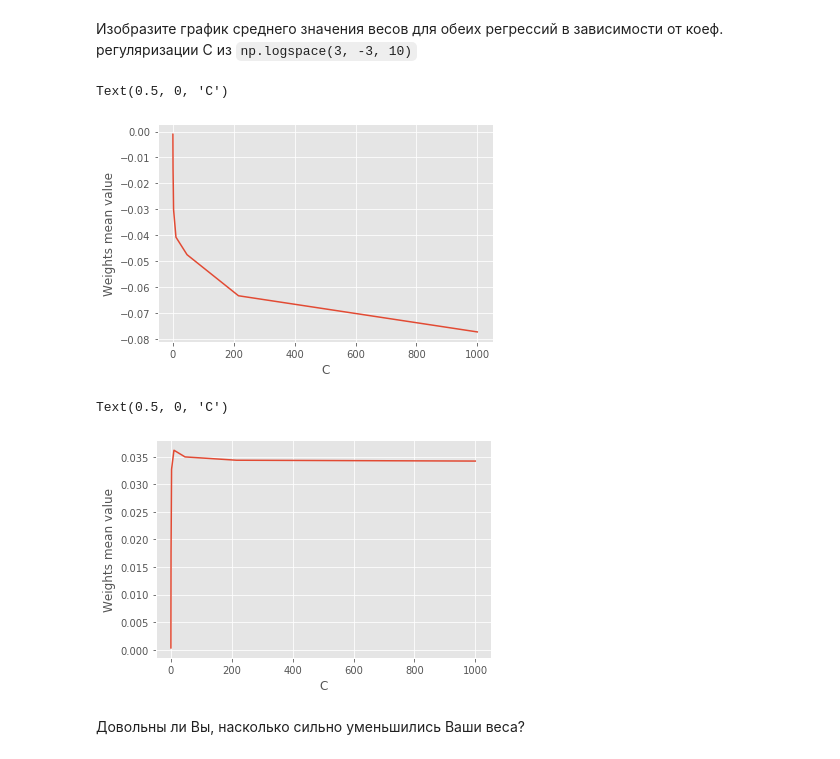
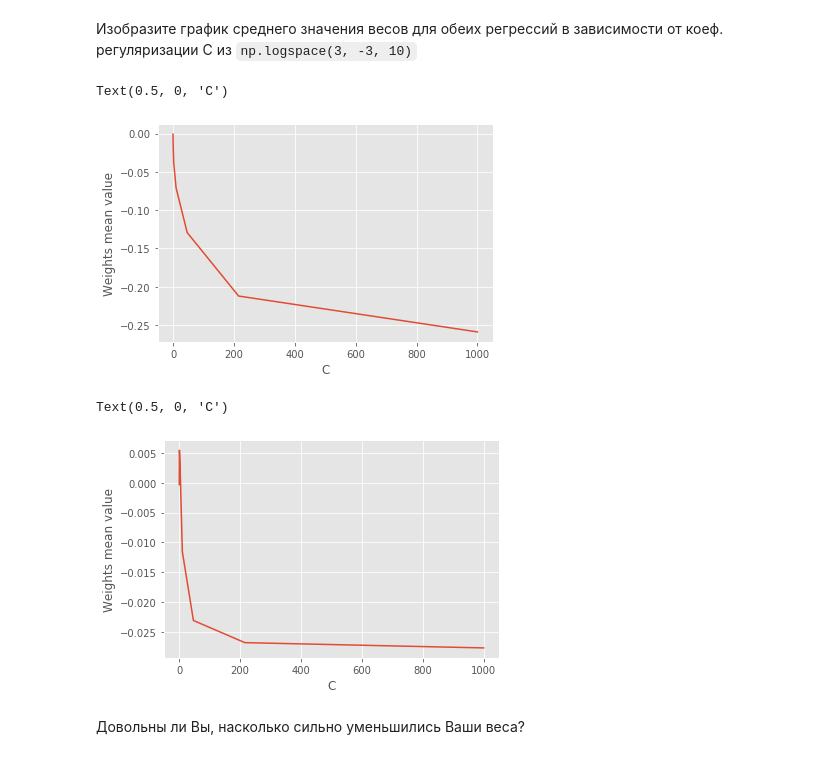
Before and after one commit to a-mos/ML19, a Jupyter notebook: hw2/moskalenko_hw2.ipynb, the cells around one changed output. Drawn from its saved outputs; the diff is of its cells as text; code cells hidden in the pictures.

```diff
--- a/hw2/moskalenko_hw2.ipynb
+++ b/hw2/moskalenko_hw2.ipynb
@@ -535,25 +537,25 @@ weights = []
 for C in np.logspace(3, -3, 10):
     model_lin = MySGDClassifier(batch_generator, model_type='log_reg', alpha=0.01, max_epoch=1, C=C)
     model_lin.fit(X, y, batch_size=10)
-    weights.append(np.mean(model_lin.weights))
+    weights.append(np.mean(model_lin.weights[:-1]))
 plt.plot(np.logspace(3, -3, 10), weights)
 plt.ylabel("Weights mean value")
 plt.xlabel("C")
 # %% [output]
 Text(0.5, 0, 'C')
-[figure, old version]
+[figure, new version]
 # %%
 weights = []
 for C in np.logspace(3, -3, 10):
     model_lin = MySGDClassifier(batch_generator, model_type='lin_reg', alpha=0.01, max_epoch=1, C=C)
     model_lin.fit(X, y, batch_size=10)
-    weights.append(np.mean(model_lin.weights))
+    weights.append(np.mean(model_lin.weights[:-1]))
 plt.plot(np.logspace(3, -3, 10), weights)
 plt.ylabel("Weights mean value")
 plt.xlabel("C")
 # %% [output]
 Text(0.5, 0, 'C')
-[figure, old version]
+[figure, new version]
 # %% [markdown]
 Довольны ли Вы, насколько сильно уменьшились Ваши веса?
 # %% [markdown]
```
Also changed, not shown: parts of 2 cells of this notebook.
